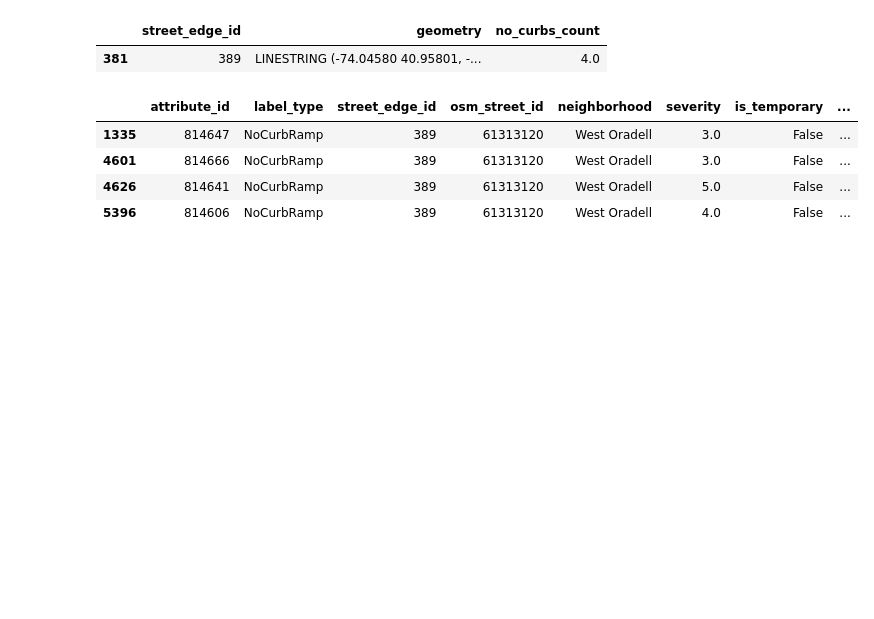
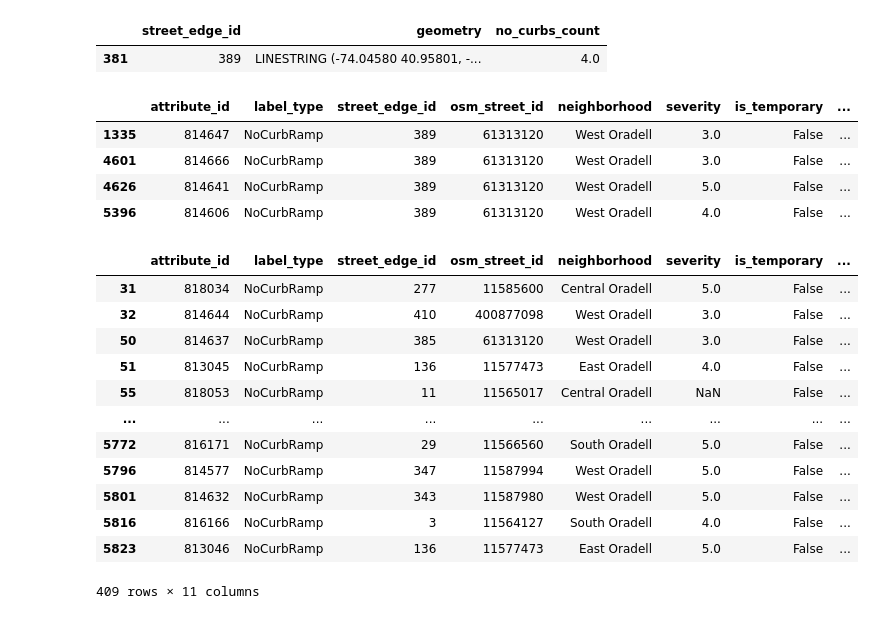
Before and after one commit to crescendochu/data-visualization, a Jupyter notebook: temp.ipynb, the cells around one changed output. Saved outputs shown, nothing was run; the diff lists cells and outputs as text; code cells hidden in the pictures; blank space fills up the shorter version.

```diff
--- a/temp.ipynb
+++ b/temp.ipynb
@@ -169,3 +169,19 @@ missing_curb_ramps_389
 # %%
 #export missing curb ramps 389 to json
 missing_curb_ramps_389.to_file('data/points.geojson', driver='GeoJSON')
+# %%
+missing_curb_ramps_m
+# %% [output]
+|  | attribute_id | label_type | street_edge_id | osm_street_id | neighborhood | severity | is_temporary | ... |
+| 31 | 818034 | NoCurbRamp | 277 | 11585600 | Central Oradell | 5.0 | False | ... |
+| 32 | 814644 | NoCurbRamp | 410 | 400877098 | West Oradell | 3.0 | False | ... |
+| 50 | 814637 | NoCurbRamp | 385 | 61313120 | West Oradell | 3.0 | False | ... |
+| 51 | 813045 | NoCurbRamp | 136 | 11577473 | East Oradell | 4.0 | False | ... |
+| 55 | 818053 | NoCurbRamp | 11 | 11565017 | Central Oradell | NaN | False | ... |
+| ... | ... | ... | ... | ... | ... | ... | ... | ... |
+| 5772 | 816171 | NoCurbRamp | 29 | 11566560 | South Oradell | 5.0 | False | ... |
+| 5796 | 814577 | NoCurbRamp | 347 | 11587994 | West Oradell | 5.0 | False | ... |
+| 5801 | 814632 | NoCurbRamp | 343 | 11587980 | West Oradell | 5.0 | False | ... |
+| 5816 | 816166 | NoCurbRamp | 3 | 11564127 | South Oradell | 4.0 | False | ... |
+| 5823 | 813046 | NoCurbRamp | 136 | 11577473 | East Oradell | 5.0 | False | ... |
+409 rows × 11 columns
```
Also changed, not shown: parts of 2 cells of this notebook, 5 other files.
